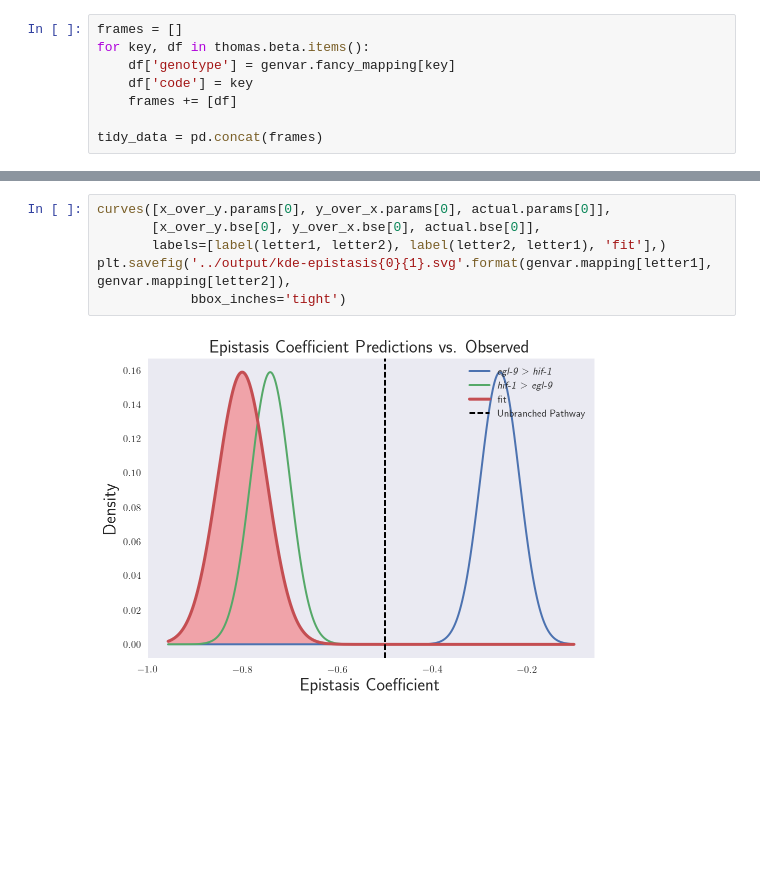
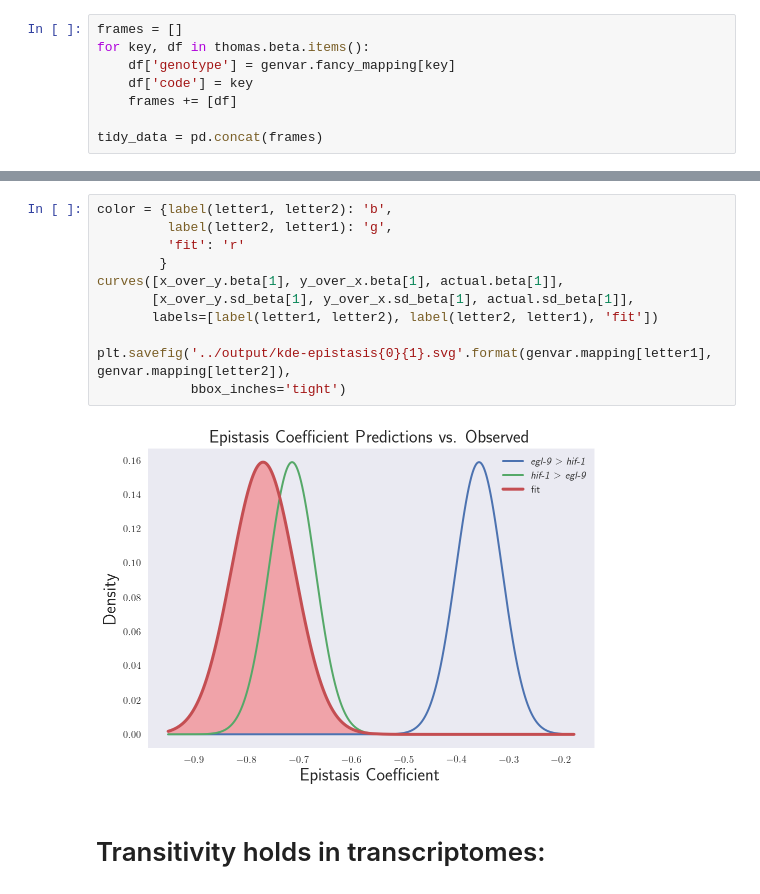
Before and after one commit to WormLabCaltech/mprsq, a Jupyter notebook: src/Quantifying Epistasis.ipynb, the cells around one changed output, grey strips where cells are left out. Cells and saved outputs as stored; diff of their text form; blank space fills up the shorter version.

```diff
--- a/src/Quantifying Epistasis.ipynb
+++ b/src/Quantifying Epistasis.ipynb
@@ -348,11 +367,18 @@ plt.savefig('../output/epistasis{0}{1}.svg'.format(genvar.mapping[letter1], genv
 # %%
-curves([x_over_y.params[0], y_over_x.params[0], actual.params[0]],
-       [x_over_y.bse[0], y_over_x.bse[0], actual.bse[0]],
-       labels=[label(letter1, letter2), label(letter2, letter1), 'fit'],)
+color = {label(letter1, letter2): 'b',
+         label(letter2, letter1): 'g',
+         'fit': 'r'
+        }
+curves([x_over_y.beta[1], y_over_x.beta[1], actual.beta[1]],
+       [x_over_y.sd_beta[1], y_over_x.sd_beta[1], actual.sd_beta[1]],
+       labels=[label(letter1, letter2), label(letter2, letter1), 'fit'])
+
 plt.savefig('../output/kde-epistasis{0}{1}.svg'.format(genvar.mapping[letter1], genvar.mapping[letter2]),
             bbox_inches='tight')
 # %% [output]
-[figure, old version]
+[figure, new version]
+# %% [markdown]
+# Transitivity holds in transcriptomes:
 # %%
 letter1 = 'e'
 letter2 = 'd'
```
Also changed, not shown: parts of 17 cells of this notebook, 16 other files.
